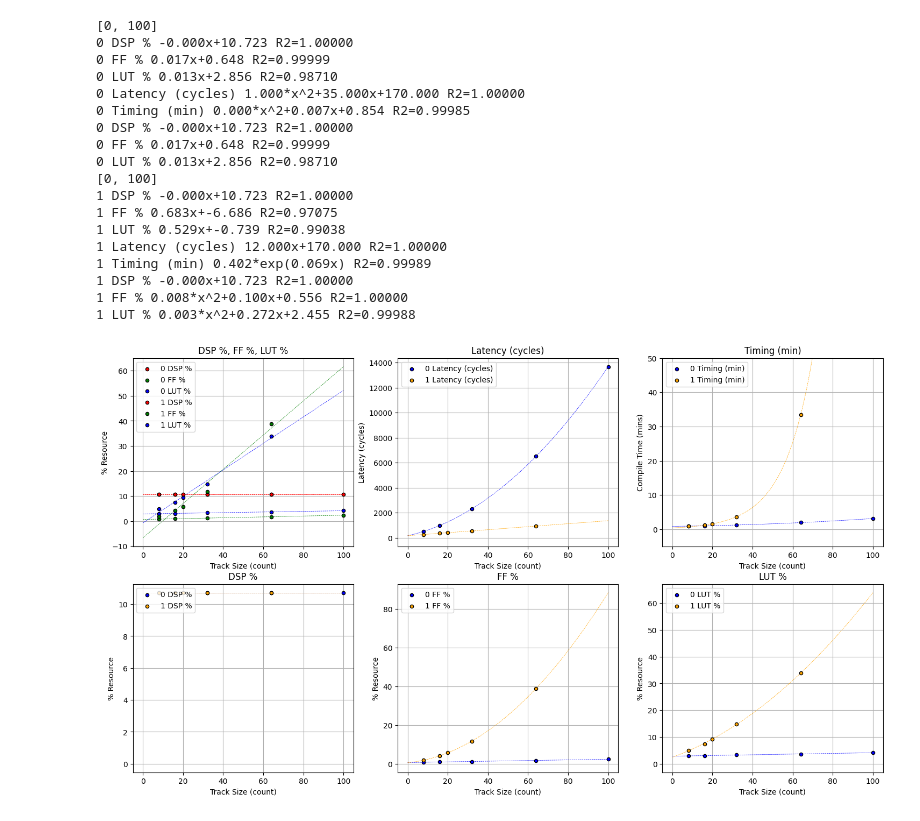
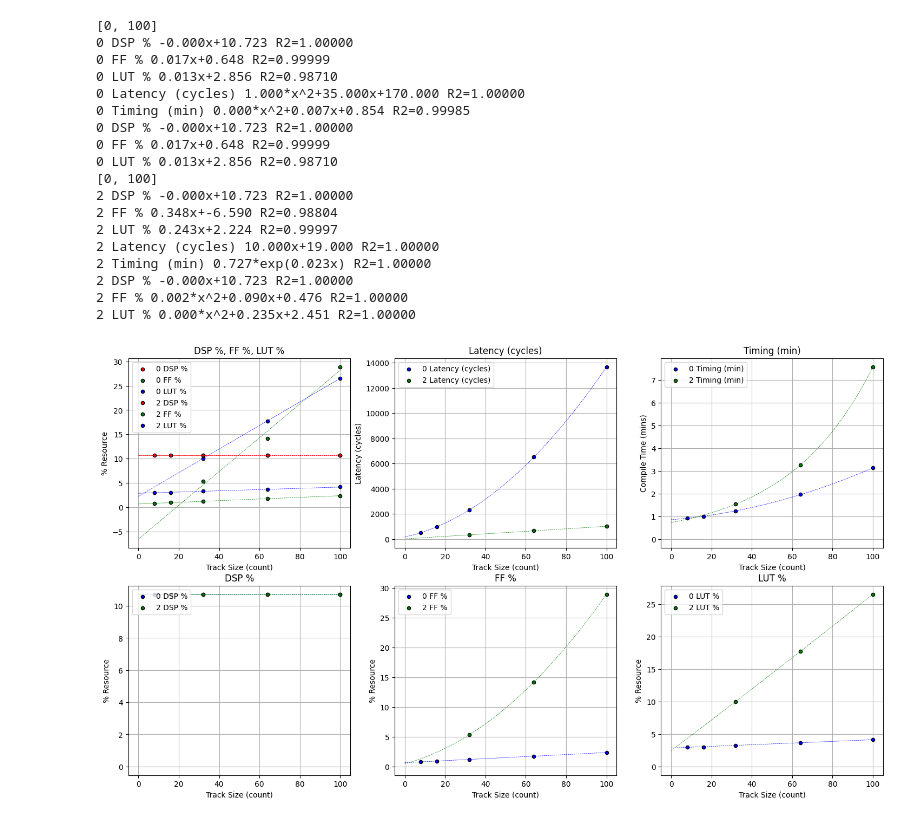
Before and after one commit to dfurle/HitWarrior, a Jupyter notebook: zReportReader/report_reader.ipynb, the cells around one changed output. Cells and saved outputs as stored; diff of their text form; code cells hidden in the pictures.

Commit message:
started adding some comments, switched to lowest latency opt
- linear latency compilation time is bearable
- dont know where/when this occurred

```diff
--- a/zReportReader/report_reader.ipynb
+++ b/zReportReader/report_reader.ipynb
@@ -19,48 +19,68 @@ TrackVSPlot("./data/July10_1_data/", modules=["runner"], ID=0, default_color="bl
   .defaults(axRes, axLat, axComp, axDSP, axFF, axLUT)\
   .plot(xlims=[0, 100])
 
-TrackVSPlot("./data/July11_1_data/", modules=["runner"], ID=1, default_color="orange")\
+# TrackVSPlot("./data/July11_1_data/", modules=["runner"], ID=1, default_color="orange")\
+#   .defaults(axRes, axLat, axComp, axDSP, axFF, axLUT)\
+#   .setup("latency", fits=["linear"])\
+#   .setup("compile", ylims=[-5, 50], fits=["exp"])\
+#   .setup("FF", fits=["quad"])\
+#   .setup("LUT", fits=["quad"])\
+#   .plot(xlims=[0, 100])
+
+# .setup("latency", ylims=[-5, 200], fits=["linear"])
+
+TrackVSPlot("./data/Aug5_1_data/", modules=["HitWarrior"], ID=2, default_color="green")\
   .defaults(axRes, axLat, axComp, axDSP, axFF, axLUT)\
   .setup("latency", fits=["linear"])\
-  .setup("compile", ylims=[-5, 50], fits=["exp"])\
+  .setup("compile", fits=["exp"])\
+  .setup("FF", fits=["quad"])\
+  .setup("LUT", fits=["quad"])\
+  .plot(xlims=[0, 100])
+
+
+TrackVSPlot("./data/Aug5_2_data/", modules=["HitWarrior"], ID=3, default_color="purple
+")\
+  .defaults(axRes, axLat, axComp, axDSP, axFF, axLUT)\
+  .setup("latency", fits=["linear"])\
+  .setup("compile", fits=["exp"])\
   .setup("FF", fits=["quad"])\
   .setup("LUT", fits=["quad"])\
   .plot(xlims=[0, 100])
 
 # TrackVSPlot("./data/July15_1_data/", modules=["runner"], ID=1, default_color="orange")\
 #   .defaults(axRes, axLat, axComp, axDSP, axFF, axLUT)\
 #   .setup("latency", fits=["exp"])\
 #   .setup("compile", fits=["exp"])\
 #   .plot()
 
 # TrackVSPlot("./data/July25_1_data/", modules=["runner"], ID=2, default_color="red")\
 #   .defaults(axRes, axLat, axComp, axDSP, axFF, axLUT)\
 #   .setup("latency", fits=["exp"])\
 #   .setup("compile", fits=["exp"])\
 #   .plot(xlims=[0,None])
 
 # TrackVSPlot("./data/July15_2_data/", modules=["runner"], ID=2, default_color="orange")\
 #   .defaults(axRes, axLat, axComp, axDSP, axFF, axLUT)
 # %% [output]
 [0, 100]
 0 DSP % -0.000x+10.723 R2=1.00000
 0 FF % 0.017x+0.648 R2=0.99999
 0 LUT % 0.013x+2.856 R2=0.98710
 0 Latency (cycles) 1.000*x^2+35.000x+170.000 R2=1.00000
 0 Timing (min) 0.000*x^2+0.007x+0.854 R2=0.99985
 0 DSP % -0.000x+10.723 R2=1.00000
 0 FF % 0.017x+0.648 R2=0.99999
 0 LUT % 0.013x+2.856 R2=0.98710
 [0, 100]
-1 DSP % -0.000x+10.723 R2=1.00000
-1 FF % 0.683x+-6.686 R2=0.97075
-1 LUT % 0.529x+-0.739 R2=0.99038
-1 Latency (cycles) 12.000x+170.000 R2=1.00000
-1 Timing (min) 0.402*exp(0.069x) R2=0.99989
-1 DSP % -0.000x+10.723 R2=1.00000
-1 FF % 0.008*x^2+0.100x+0.556 R2=1.00000
-1 LUT % 0.003*x^2+0.272x+2.455 R2=0.99988
+2 DSP % -0.000x+10.723 R2=1.00000
+2 FF % 0.348x+-6.590 R2=0.98804
+2 LUT % 0.243x+2.224 R2=0.99997
+2 Latency (cycles) 10.000x+19.000 R2=1.00000
+2 Timing (min) 0.727*exp(0.023x) R2=1.00000
+2 DSP % -0.000x+10.723 R2=1.00000
+2 FF % 0.002*x^2+0.090x+0.476 R2=1.00000
+2 LUT % 0.000*x^2+0.235x+2.451 R2=1.00000
-[figure, old version]
+[figure, new version]
 # %%
 from infoPlotter import TrackVSPlot
 
```
Also changed, not shown: parts of 1 cell of this notebook, 5 other files.
